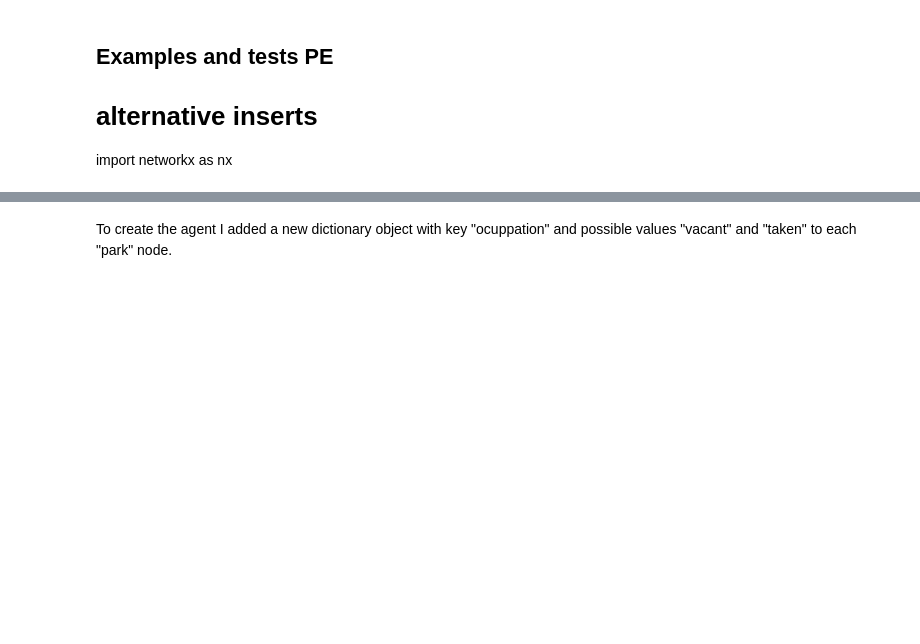
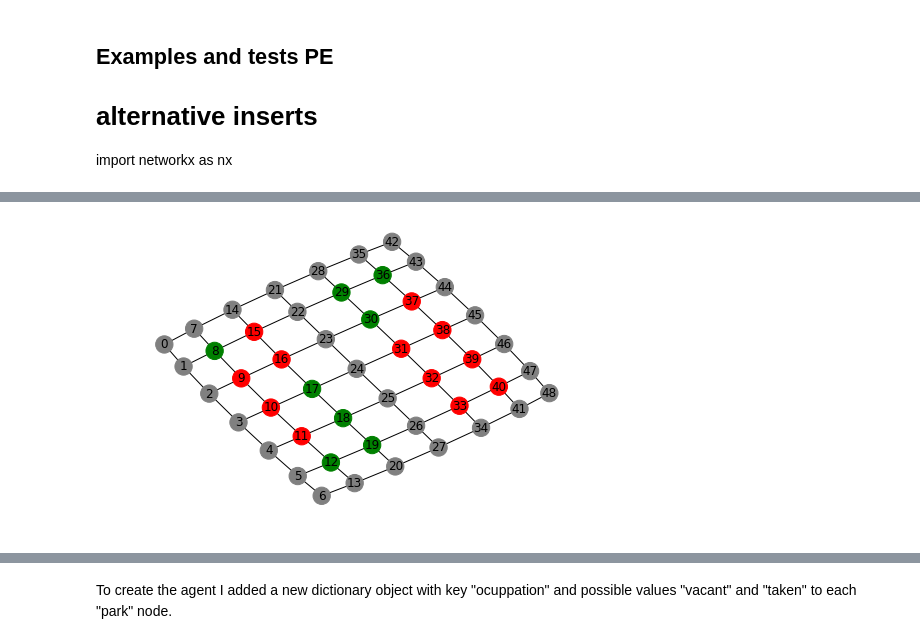
Before and after one commit to GLopezMUZH/DRL_ParkingPlaceFinderRobot, a Jupyter notebook: examples_pe.ipynb, the cells around one changed output, grey strips where cells are left out. Cells and saved outputs as stored; diff of their text form; code cells hidden in the pictures; blank space fills up the shorter version.

```diff
--- a/examples_pe.ipynb
+++ b/examples_pe.ipynb
@@ -32,3 +41,7 @@ parking_lot = Parking_Lot(lane_direction_paramenters=ldp,
+# %%
+parking_lot.plot()
+# %% [output]
+[figure, added]
 # %%
 found_slot = -1
 agent = Park_Finder_Agent()
```
Also changed, not shown: parts of 10 cells of this notebook, 9 other files.
